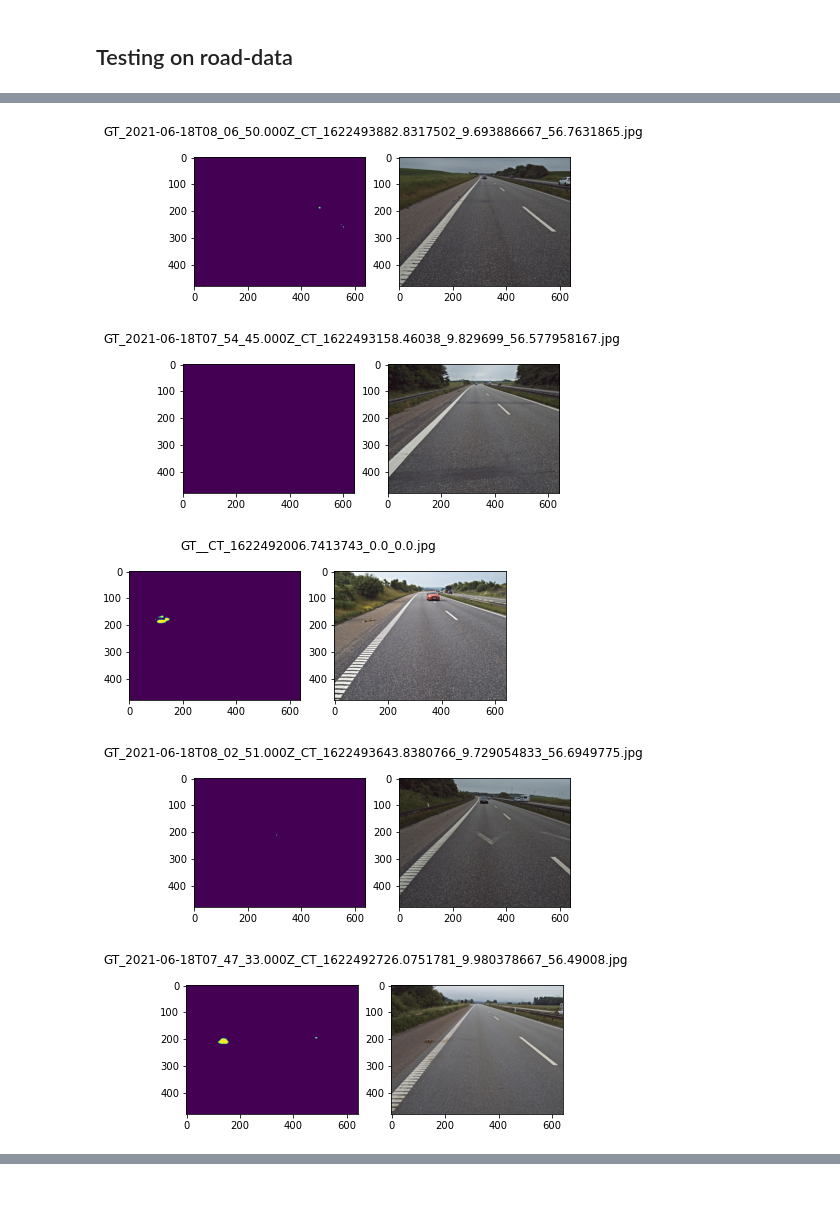
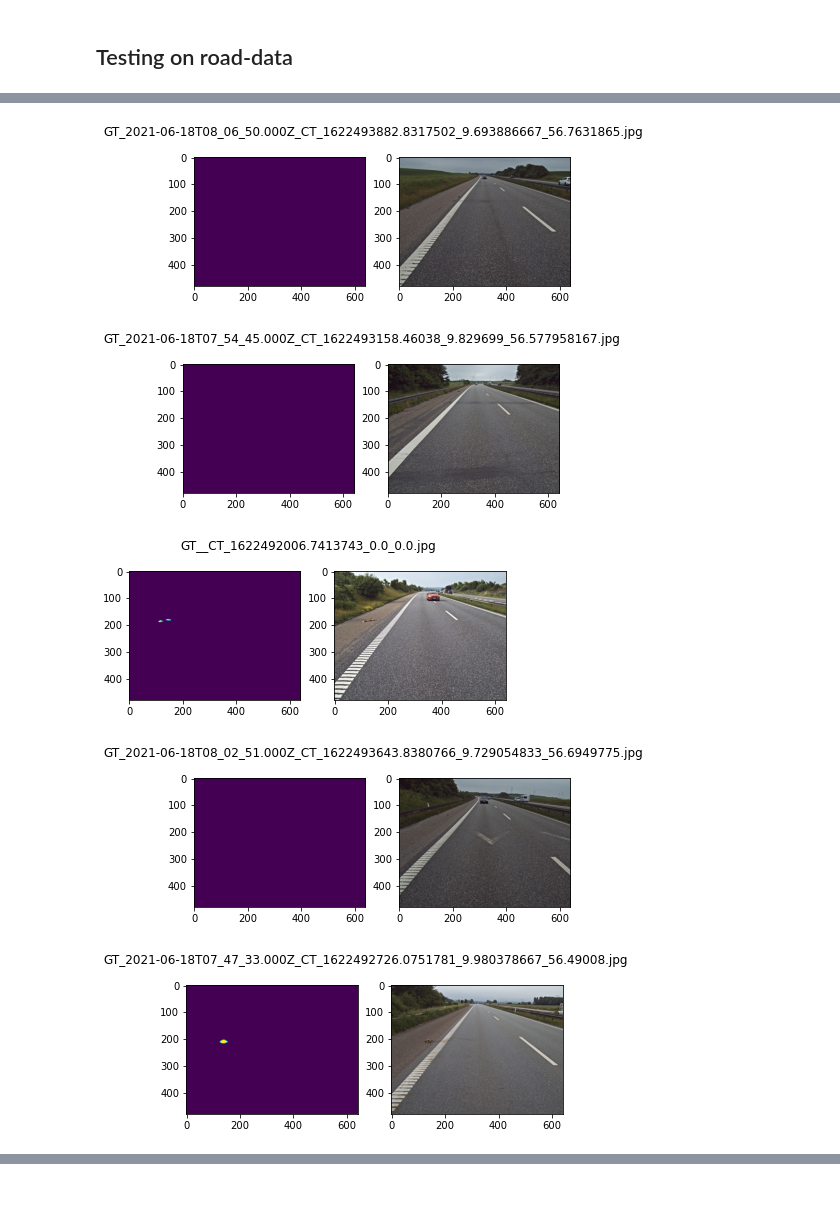
Before and after one commit to legendenomgeorg/roadkill_detection, a Jupyter notebook: train_deeplab.ipynb, the cells around one changed output, grey strips where cells are left out. Cells and saved outputs as stored; diff of their text form; code cells hidden in the pictures; blank space fills up the shorter version.

```diff
--- a/train_deeplab.ipynb
+++ b/train_deeplab.ipynb
@@ -303,6 +403,12 @@ plot_images_eval(3, model, test_dataloader)
 import cv2
 def plot_road_images_eval(n, model, DataLoader, plot_tgt = True, title = True):
     torch.cuda.empty_cache()
+    #change save folder here!!
+    path='plots/road/a/'
+    try:
+        os.mkdir(path)
+    except OSError as error:
+        print(error)
     for batch, (t_image, mask, name) in enumerate(DataLoader):
         outputs = model(t_image)
         y_pred = outputs['out']
@@ -339,9 +445,12 @@ def plot_road_images_eval(n, model, DataLoader, plot_tgt = True, title = True):
             #print(i0.shape)
             ax2.imshow(new_image)
             #print(image[:,:,:])
+
+            save_path = os.path.join(path,str(batch*2+i))
+            fig.savefig(save_path)
         if batch+1 == n:
             break
-model = torch.load('models/pytorch/weights_deeplab_2.pt')
+model = torch.load('models/pytorch/weights_deeplab_3_lr0.0001_beta_0.9_0.9999.pt')
 model.to("cpu");
 # %%
 #plot_images_eval(2, model, test_dataloader)
@@ -353,6 +485,8 @@ model.to("cpu");
 ## Testing on road-data
 # %%
 dataset = RoadLoad()
+model = torch.load('models/pytorch/weights_deeplab_lr0.0001_beta_0.7_0.9999_200epochs.pt')
+model.to("cpu");
 road_loader = DataLoader(dataset, batch_size=2, shuffle=False)
 plot_road_images_eval(10, model, road_loader, plot_tgt=False)
 # %% [output]
@@ -359,20 +494,22 @@ plot_road_images_eval(10, model, road_loader, plot_tgt=False)
 GT__CT_1622492384.9658248_0.0_0.0.jpg
 GT_2021-06-18T08_02_20.000Z_CT_1622493613.6165357_9.731025333_56.685148833.jpg
 GT__CT_1622492360.9942079_0.0_0.0.jpg
 GT_2021-06-18T08_06_50.000Z_CT_1622493882.8317502_9.693886667_56.7631865.jpg
 GT_2021-06-18T07_54_45.000Z_CT_1622493158.46038_9.829699_56.577958167.jpg
 GT__CT_1622492006.7413743_0.0_0.0.jpg
 GT_2021-06-18T08_02_51.000Z_CT_1622493643.8380766_9.729054833_56.6949775.jpg
 GT_2021-06-18T07_47_33.000Z_CT_1622492726.0751781_9.980378667_56.49008.jpg
 GT_2021-06-18T08_11_20.000Z_CT_1622494153.0996442_9.7338365_56.836449167.jpg
 GT_2021-06-18T07_46_06.000Z_CT_1622492638.8411534_9.985171333_56.466634333.jpg
 [figure]
 [figure]
 [figure]
 [figure]
 [figure]
-[figure, old version]
+[figure, new version]
 [figure]
 [figure]
 [figure]
 [figure]
+# %% [markdown]
+#####
```
Also changed, not shown: parts of 11 cells of this notebook, 36 other files.
